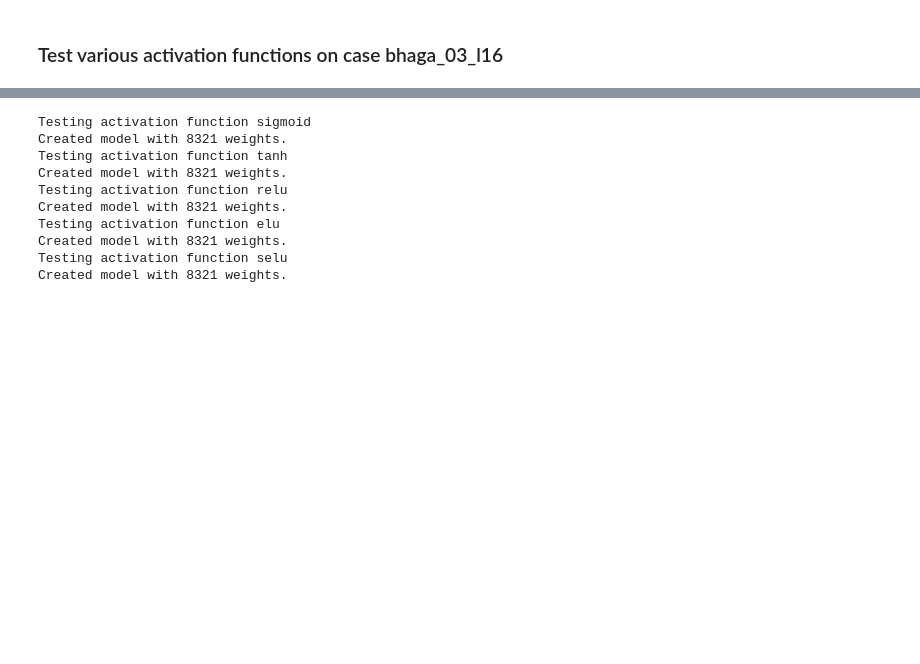
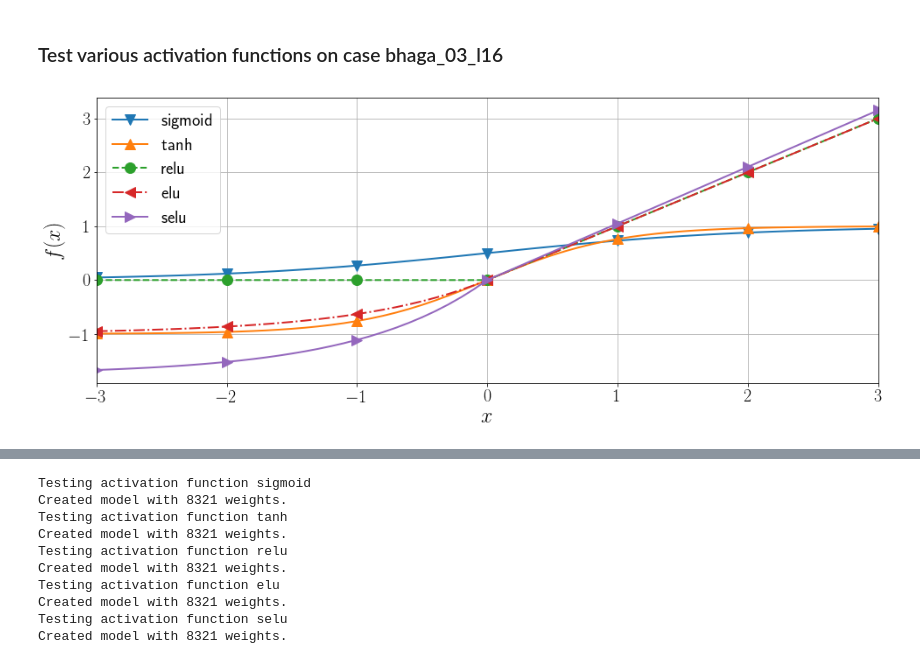
Before and after one commit to AndreWeiner/phd_notebooks, a Jupyter notebook: notebooks/basilisk_2D_shape_approximation_simple.ipynb, the cells around one changed output, grey strips where cells are left out. Drawn from its saved outputs; the diff is of its cells as text; code cells hidden in the pictures; blank space fills up the shorter version.

```diff
--- a/notebooks/basilisk_2D_shape_approximation_simple.ipynb
+++ b/notebooks/basilisk_2D_shape_approximation_simple.ipynb
@@ -141,3 +139,30 @@ def savefig(name):
     plt.savefig(output_path + name + ".pdf", bbox_inches="tight")
 # %% [markdown]
 ### Test various activation functions on case bhaga_03_l16
+# %%
+rc('text', usetex=True)
+activations = [
+    torch.sigmoid,
+    torch.tanh,
+    torch.nn.functional.relu,
+    torch.nn.functional.elu,
+    torch.nn.functional.selu
+]
+
+fig, ax = plt.subplots(1, 1, figsize=(hm.figure_width, 6))
+
+x = torch.arange(-3, 3.01, 0.1)
+
+marker = ["v", "^", "o", "<", ">"]
+ls = ["-", "-", "--", "-.", "-"]
+for i, func in enumerate(activations):
+    ax.plot(x, func(x), ls=ls[i], lw=2, marker=marker[i], ms=12, markevery=10, label=func.__name__)
+ax.set_xlim(-3,3)
+ax.set_xlabel("$x$", fontsize=hm.fontsize_label)
+ax.set_ylabel("$f(x)$", fontsize=hm.fontsize_label)
+ax.tick_params(labelsize=hm.fontsize_tick)
+ax.grid(True)
+ax.legend(fontsize=hm.fontsize_legend)
+savefig("activation_functions")
+# %% [output]
+[figure, added]
```
Also changed, not shown: parts of 26 cells of this notebook, 1 other file.
